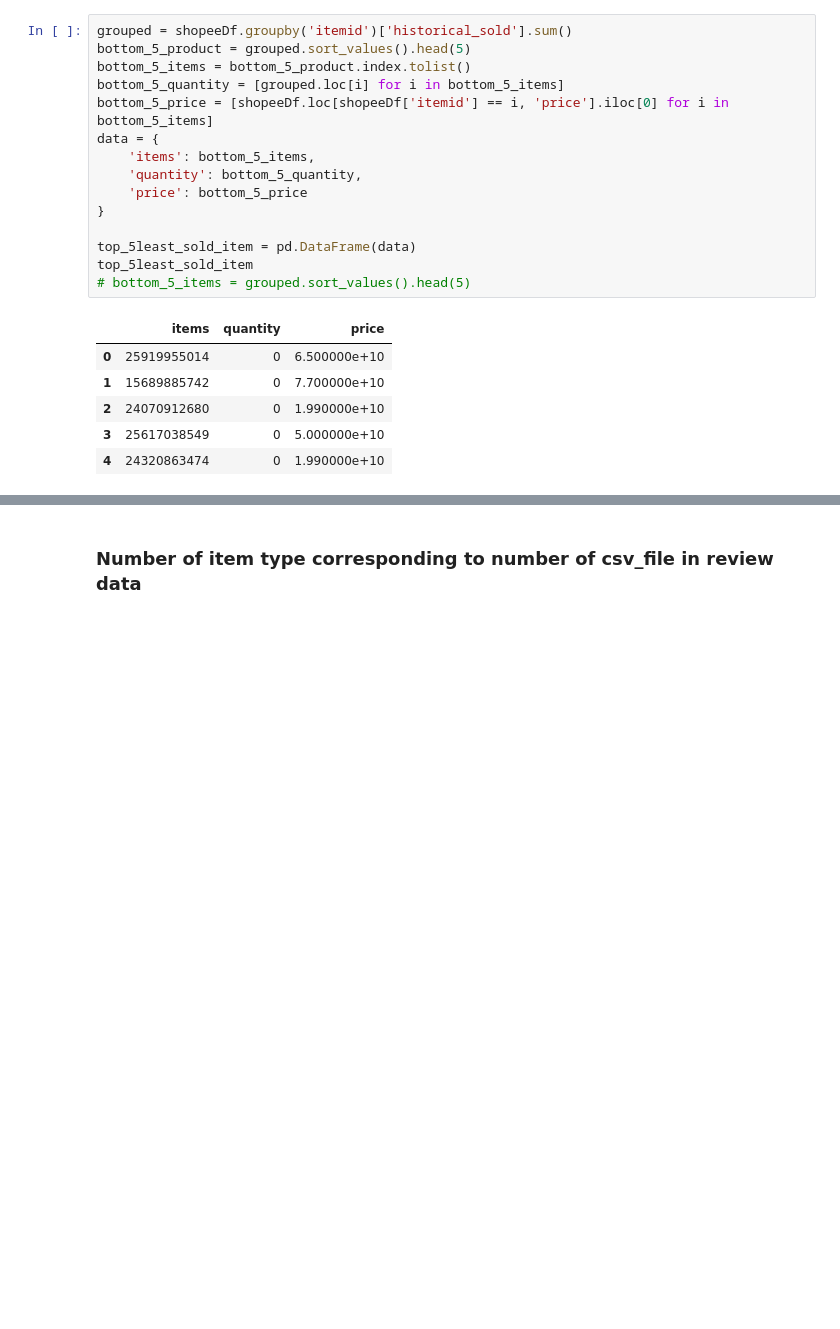
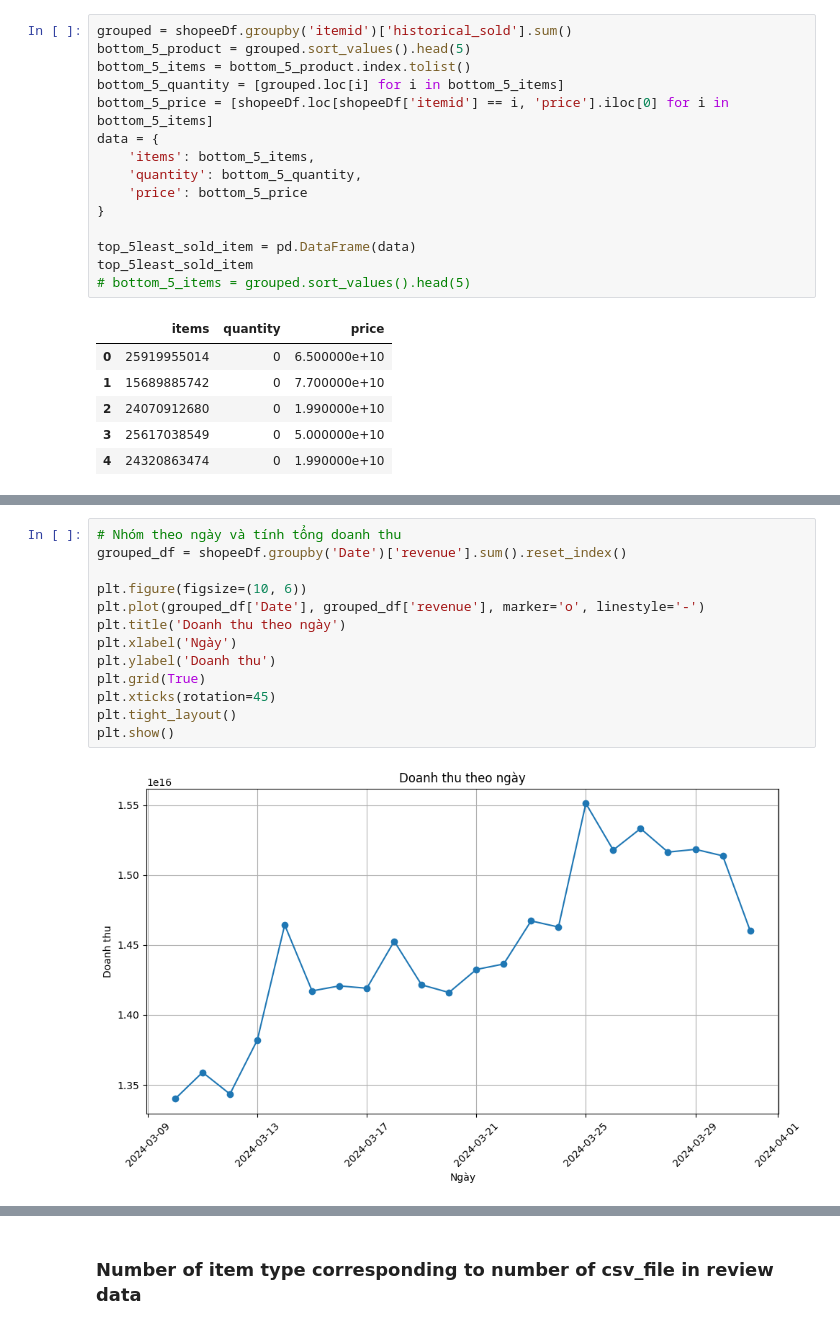
Before and after one commit to ntrami/DataGenius-Test, a Jupyter notebook: datagenius-test.ipynb, the cells around one changed output, grey strips where cells are left out. Drawn from its saved outputs; the diff is of its cells as text; blank space fills up the shorter version.

```diff
--- a/datagenius-test.ipynb
+++ b/datagenius-test.ipynb
@@ -172,0 +246,15 @@ top_5least_sold_item
+# %%
+# Nhóm theo ngày và tính tổng doanh thu
+grouped_df = shopeeDf.groupby('Date')['revenue'].sum().reset_index()
+
+plt.figure(figsize=(10, 6))
+plt.plot(grouped_df['Date'], grouped_df['revenue'], marker='o', linestyle='-')
+plt.title('Doanh thu theo ngày')
+plt.xlabel('Ngày')
+plt.ylabel('Doanh thu')
+plt.grid(True)
+plt.xticks(rotation=45)
+plt.tight_layout()
+plt.show()
+# %% [output]
+[figure, added]
```
Also changed, not shown: parts of 5 cells of this notebook.
